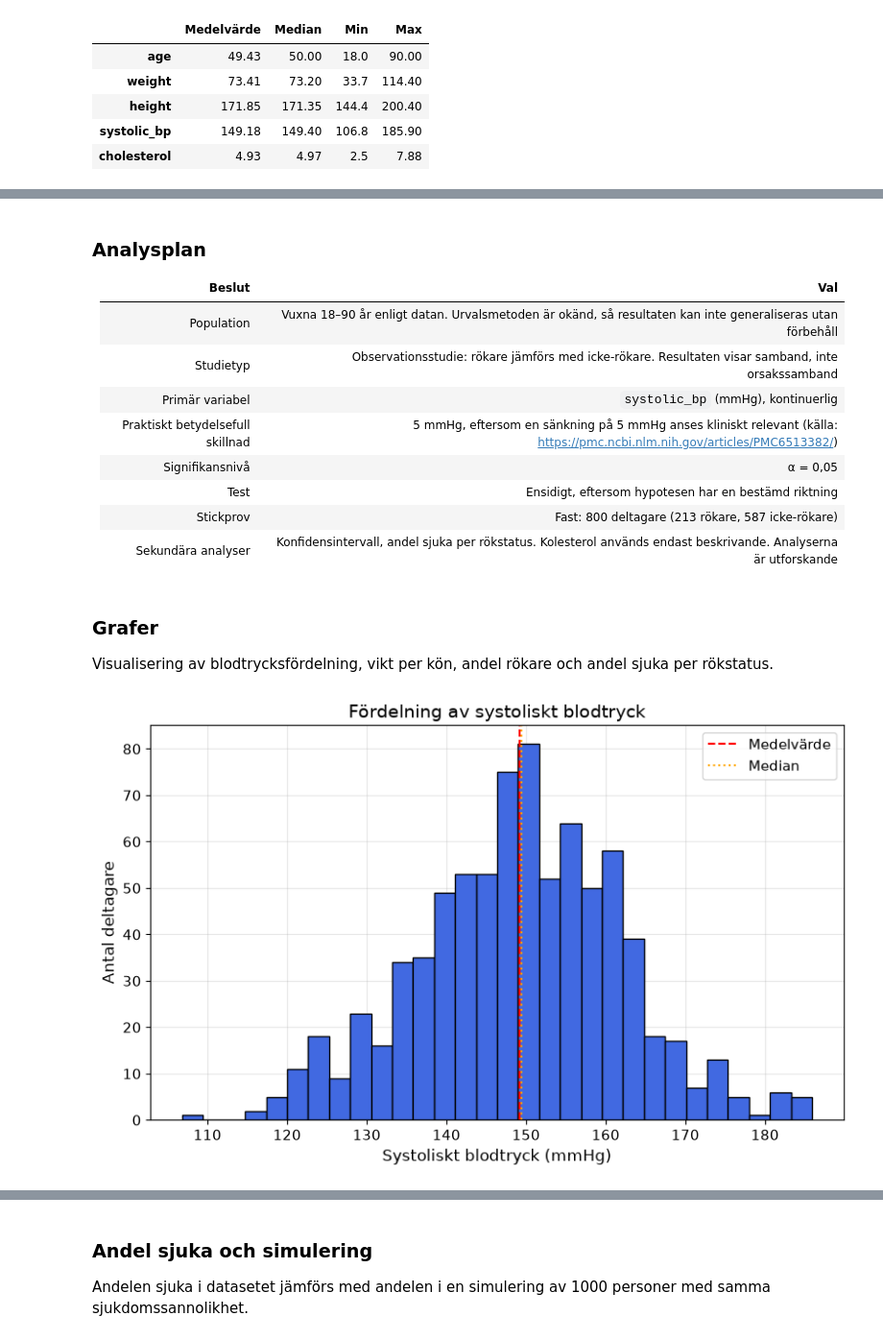
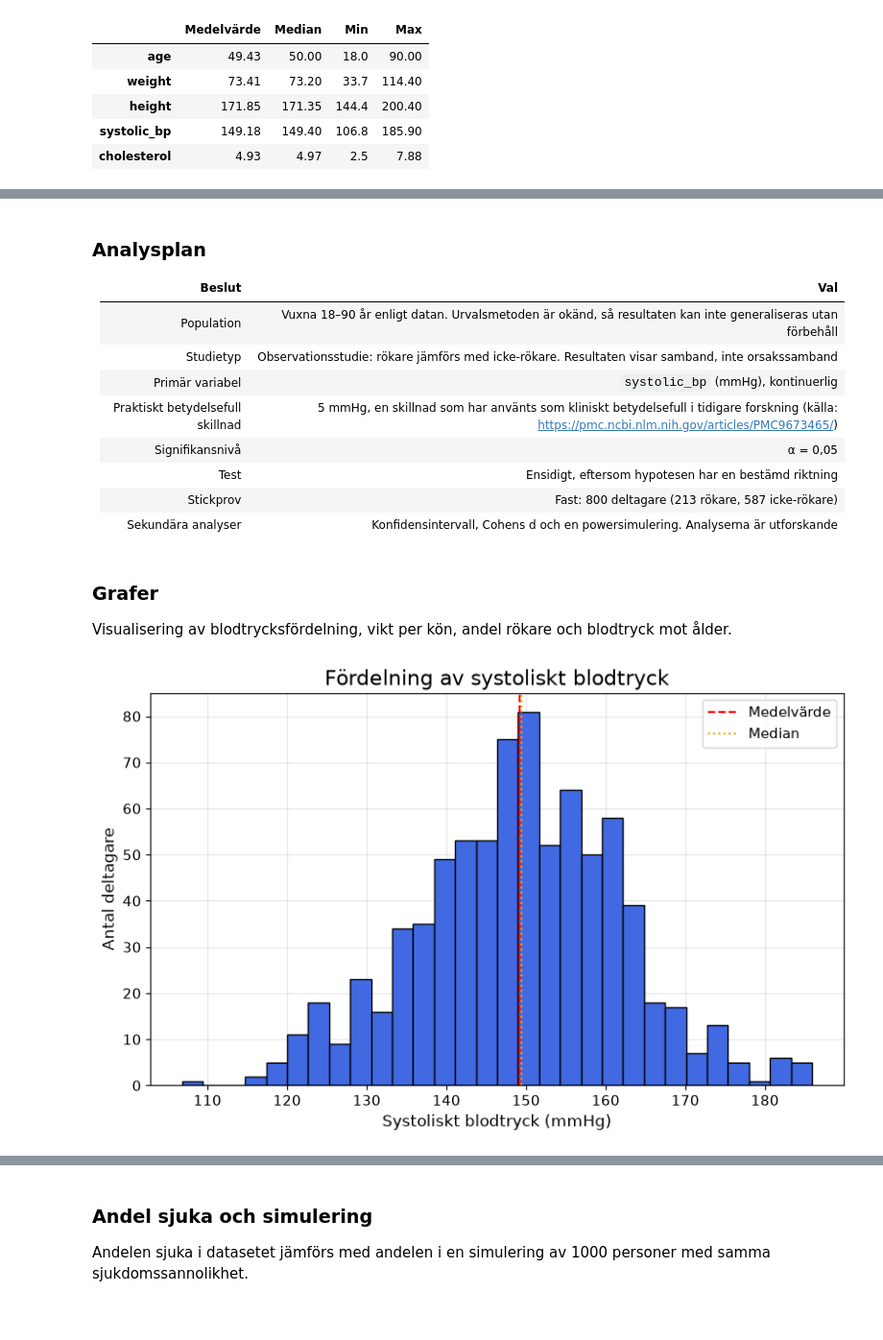
Before and after one commit to natasa-s/halsostudie, a Jupyter notebook: report_del1.ipynb, the cells around one changed output, grey strips where cells are left out. Shown at 96% size. Drawn from its saved outputs; the diff is of its cells as text; code cells hidden in the pictures.

```diff
--- a/report_del1.ipynb
+++ b/report_del1.ipynb
@@ -14,7 +14,7 @@ np.random.seed(42)
 plt.rcParams.update({
     "figure.figsize": (8, 5),
     "figure.constrained_layout.use": True,
-    "axes.titlesize": 14,
+    "axes.titlesize": 16,
     "axes.labelsize": 12,
     "xtick.labelsize": 11,
     "ytick.labelsize": 11,
@@ -129,30 +126,25 @@ display(descriptive_stats.round(2))
 | Population | Vuxna 18–90 år enligt datan. Urvalsmetoden är okänd, så resultaten kan inte generaliseras utan förbehåll |
 | Studietyp | Observationsstudie: rökare jämförs med icke-rökare. Resultaten visar samband, inte orsakssamband |
 | Primär variabel | `systolic_bp` (mmHg), kontinuerlig |
-| Praktiskt betydelsefull skillnad | 5 mmHg, eftersom en sänkning på 5 mmHg anses kliniskt relevant (källa: https://pmc.ncbi.nlm.nih.gov/articles/PMC6513382/) |
+| Praktiskt betydelsefull skillnad | 5 mmHg, en skillnad som har använts som kliniskt betydelsefull i tidigare forskning (källa: https://pmc.ncbi.nlm.nih.gov/articles/PMC9673465/) |
 | Signifikansnivå | α = 0,05 |
 | Test | Ensidigt, eftersom hypotesen har en bestämd riktning |
 | Stickprov | Fast: 800 deltagare (213 rökare, 587 icke-rökare) |
-| Sekundära analyser | Konfidensintervall, andel sjuka per rökstatus. Kolesterol används endast beskrivande. Analyserna är utforskande |
+| Sekundära analyser | Konfidensintervall, Cohens d och en powersimulering. Analyserna är utforskande |
 # %% [markdown]
 ### Grafer
 
-Visualisering av blodtrycksfördelning, vikt per kön, andel rökare och andel sjuka per rökstatus.
+Visualisering av blodtrycksfördelning, vikt per kön, andel rökare och blodtryck mot ålder.
 # %%
 fig, ax = plt.subplots()
-
 ax.hist(df["systolic_bp"], bins=30, edgecolor="black")
 ax.axvline(df["systolic_bp"].mean(), color="red", linestyle="--", label="Medelvärde")
 ax.axvline(df["systolic_bp"].median(), color="orange", linestyle=":", label="Median")
-
-ax.set_title("Fördelning av systoliskt blodtryck")
-ax.set_xlabel("Systoliskt blodtryck (mmHg)")
-ax.set_ylabel("Antal deltagare")
+ax.set(title="Fördelning av systoliskt blodtryck", xlabel="Systoliskt blodtryck (mmHg)", ylabel="Antal deltagare")
 ax.legend()
-
 plt.show()
 # %% [output]
-[figure, old version]
+[figure, new version]
 # %%
 weight_female = df.loc[df["sex"] == "F", "weight"]
 weight_male = df.loc[df["sex"] == "M", "weight"]
```
Also changed, not shown: parts of 9 cells of this notebook.
